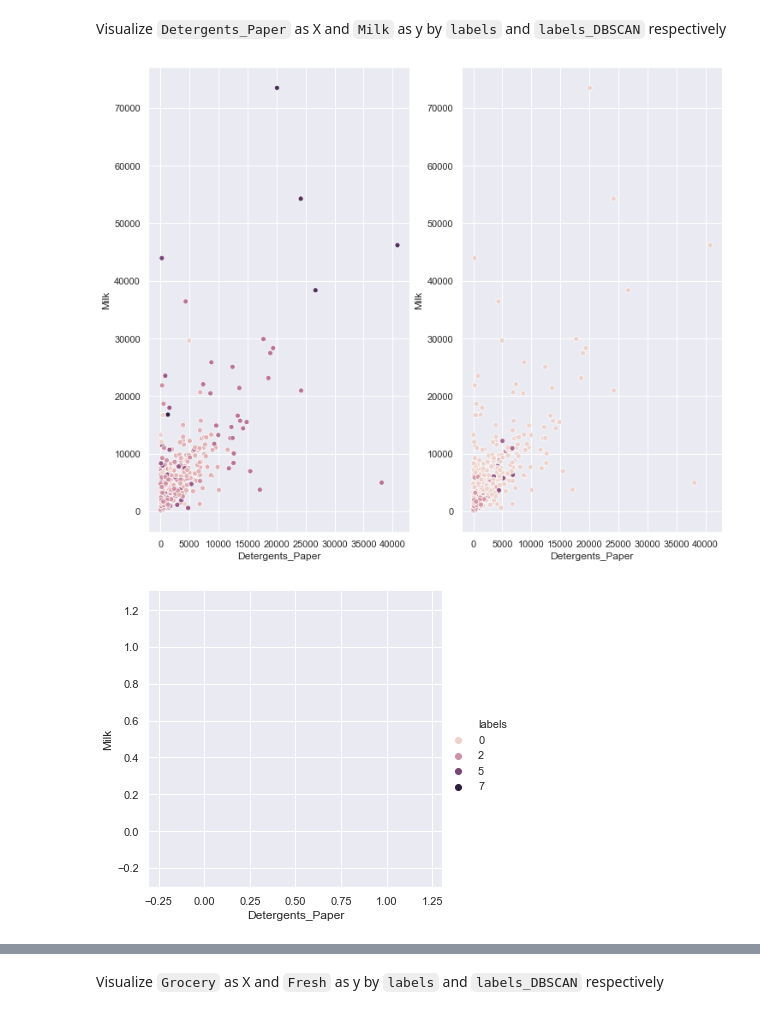
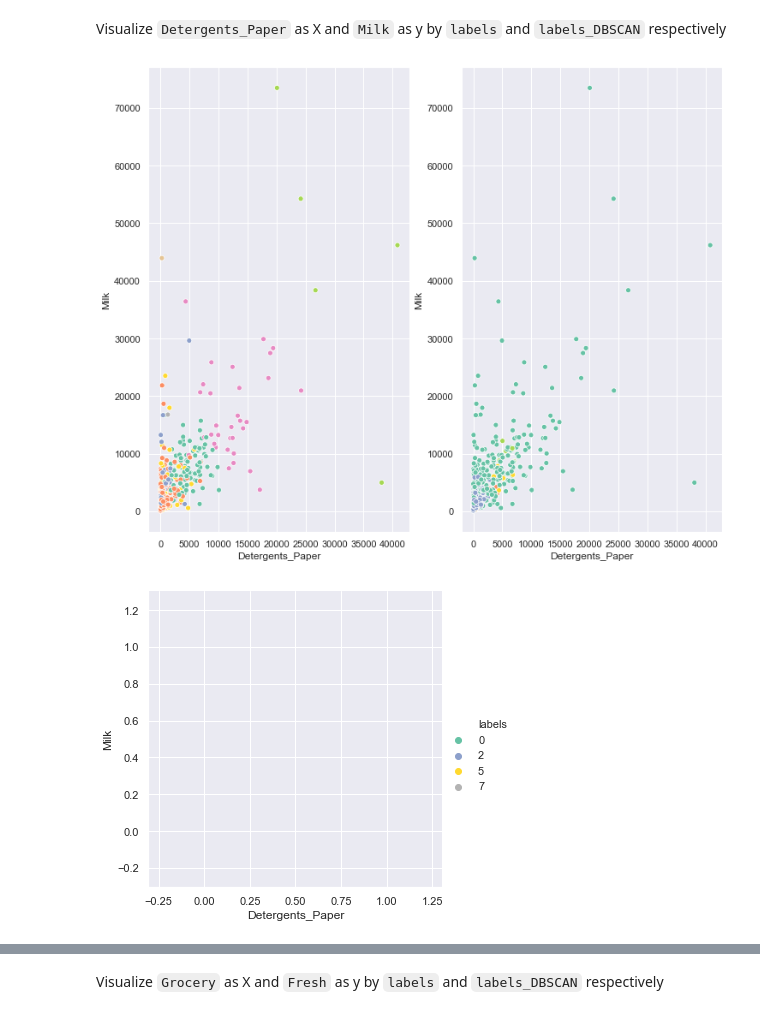
Before and after one commit to ta-data-bcn/lab-unsupervised-learning, a Jupyter notebook: your-code/main.ipynb, the cells around one changed output, grey strips where cells are left out. Drawn from its saved outputs; the diff is of its cells as text; code cells hidden in the pictures.

```diff
--- a/your-code/main.ipynb
+++ b/your-code/main.ipynb
@@ -262,10 +262,9 @@ Visualize `Detergents_Paper` as X and `Milk` as y by `labels` and `labels_DBSCAN
 # %%
 # Columns to visualize  Detergents_Paper as X and Milk as y
 fig, ax =plt.subplots(1,2)
-sns.relplot(x="Detergents_Paper", y="Milk", data=customers, hue="labels", ax=ax[0])
-sns.relplot(x="Detergents_Paper", y="Milk", data=customers, hue="labels_DBSCAN", ax=ax[1])
+sns.relplot(x="Detergents_Paper", y="Milk", data=customers, palette="Set2", hue="labels", ax=ax[0])
+sns.relplot(x="Detergents_Paper", y="Milk", data=customers, palette="Set2", hue="labels_DBSCAN", ax=ax[1])
 fig.show()
-# ????????
 # %% [output]
-[figure, old version]
+[figure, new version]
-[figure, old version]
+[figure, new version]
```
Also changed, not shown: parts of 5 cells of this notebook.
